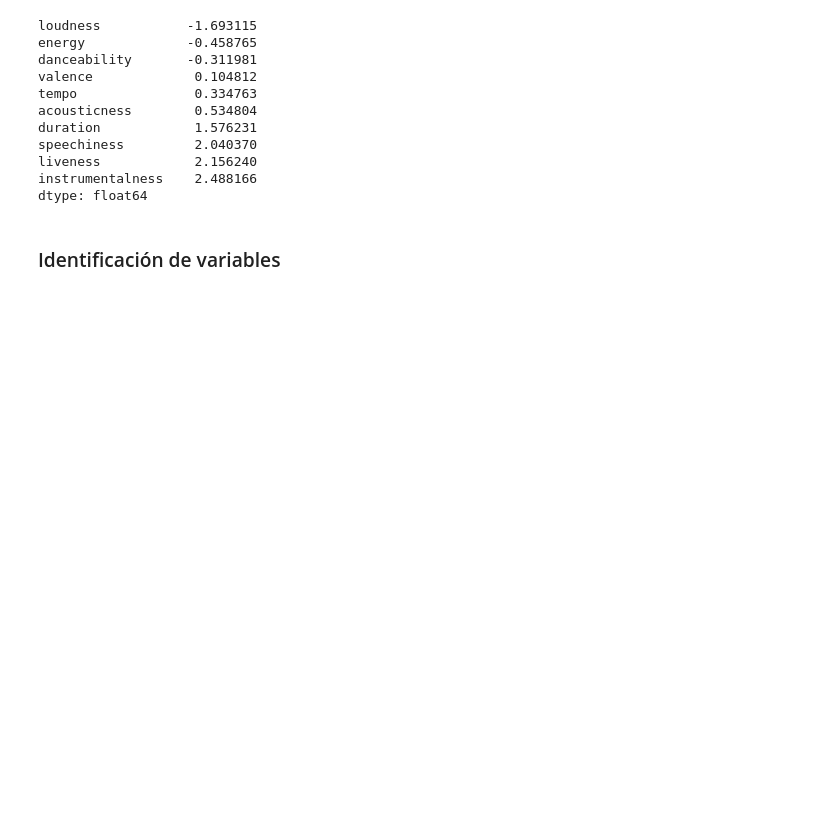
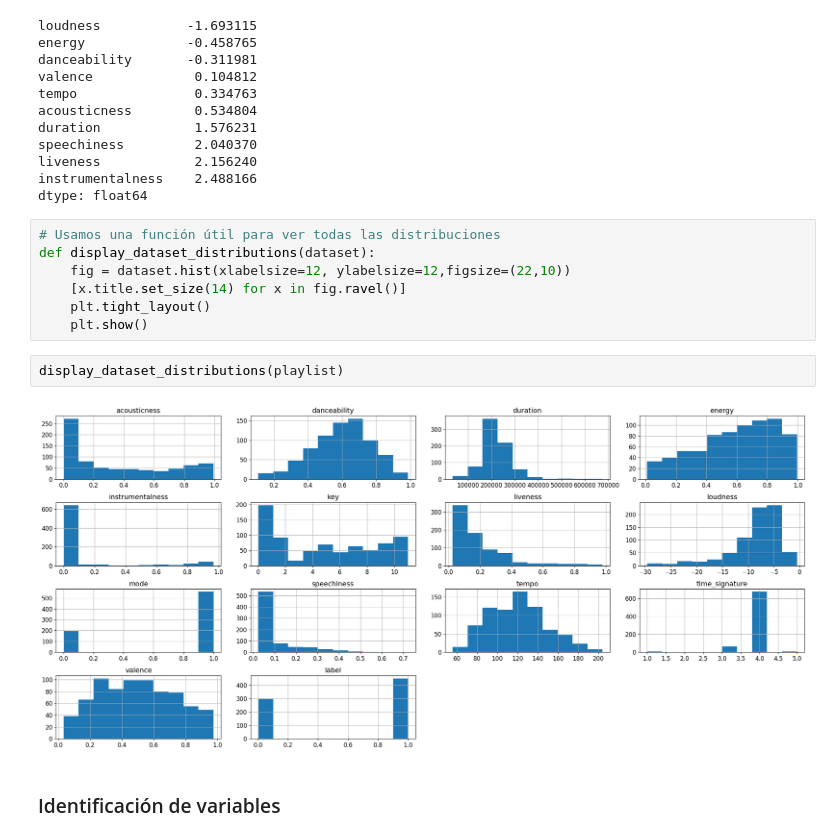
Before and after one commit to manoloacademia/CEIA_Analisis_de_datos, a Jupyter notebook: practica_final/analysis_spotify.ipynb, the cells around one changed output. Cells and saved outputs as stored; diff of their text form; blank space fills up the shorter version.

Commit message:
Se agrega función de distribución

```diff
--- a/practica_final/analysis_spotify.ipynb
+++ b/practica_final/analysis_spotify.ipynb
@@ -205,6 +209,17 @@ speechiness         2.040370
 liveness            2.156240
 instrumentalness    2.488166
 dtype: float64
+# %%
+# Usamos una función útil para ver todas las distribuciones
+def display_dataset_distributions(dataset):
+    fig = dataset.hist(xlabelsize=12, ylabelsize=12,figsize=(22,10))
+    [x.title.set_size(14) for x in fig.ravel()]
+    plt.tight_layout()
+    plt.show()
+# %%
+display_dataset_distributions(playlist)
+# %% [output]
+[figure, added]
 # %% [markdown]
 ### Identificación de variables
 # %%
```
Also changed, not shown: parts of 4 cells of this notebook.
